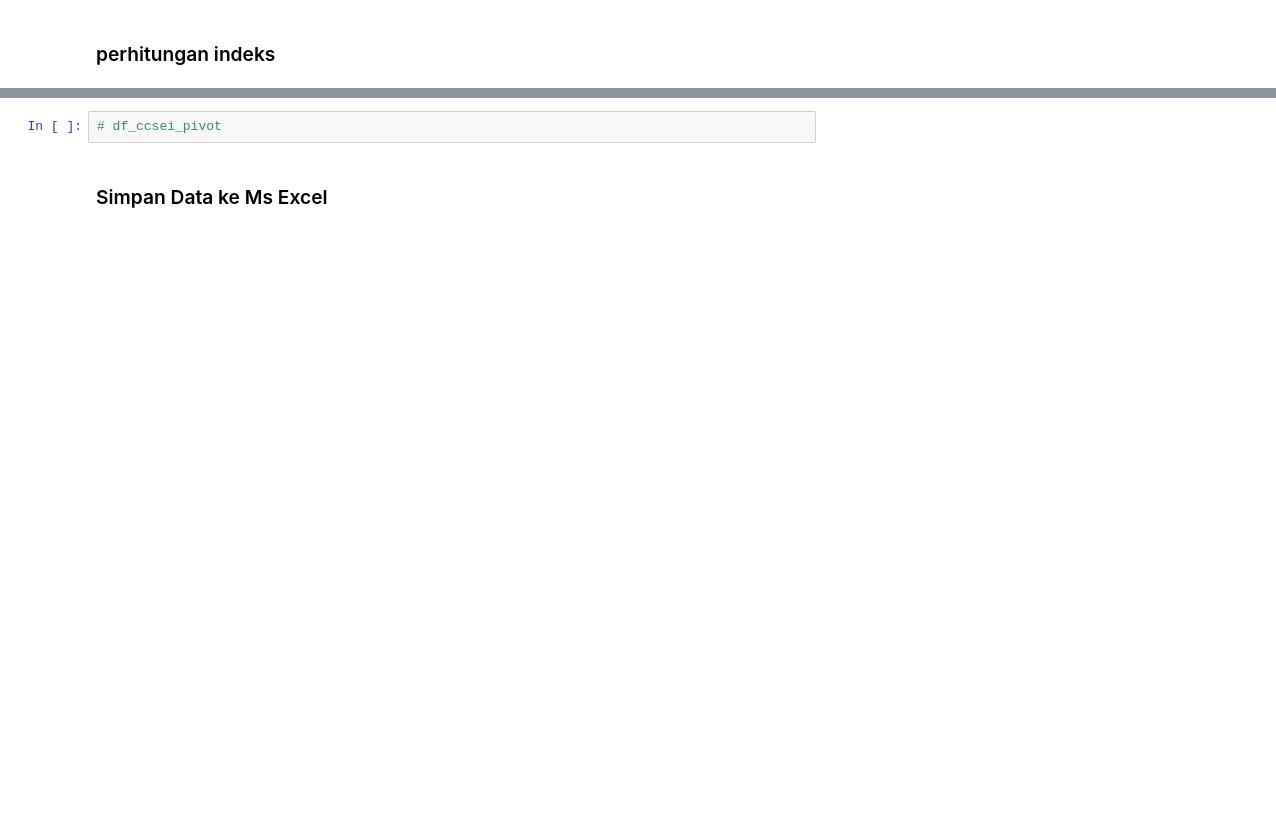
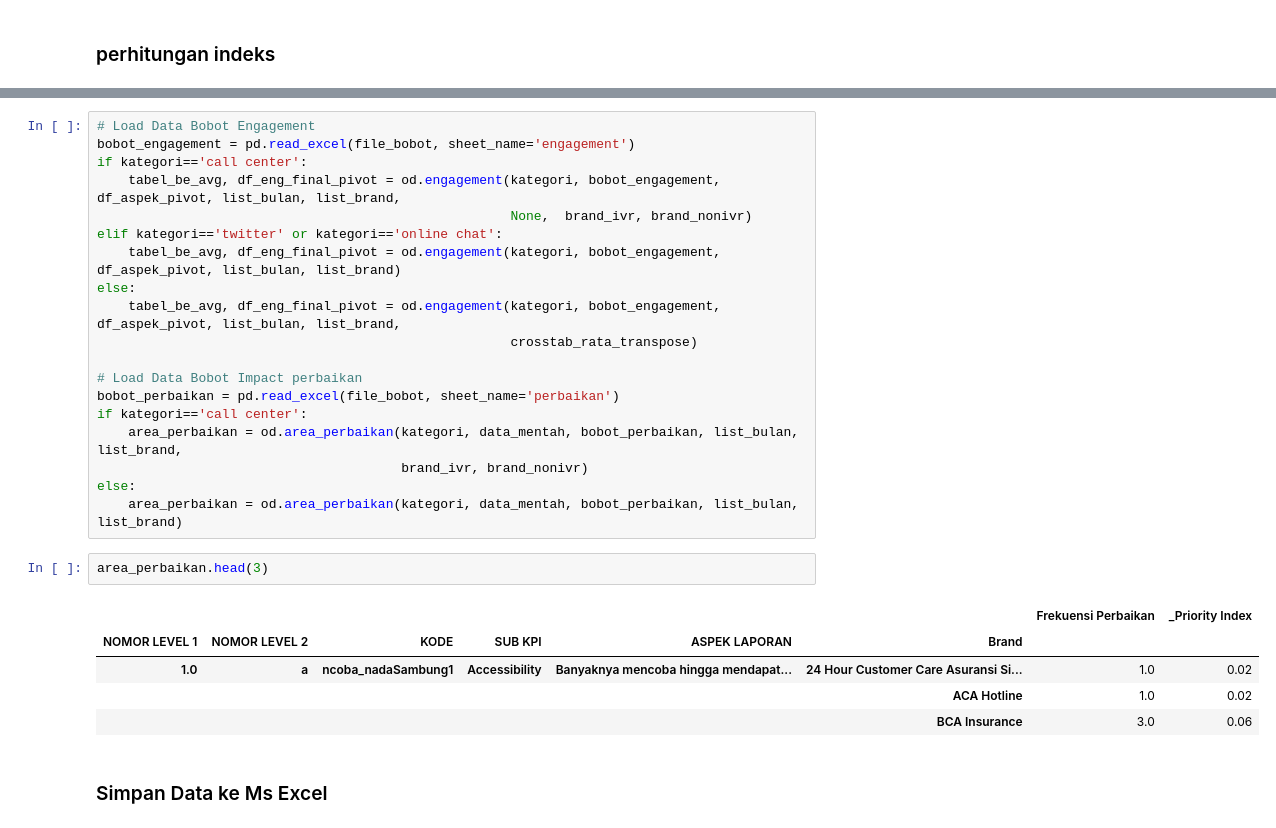
Before and after one commit to datateamFrontier/sei_automation, a Jupyter notebook: olah data indeks.ipynb, the cells around one changed output, grey strips where cells are left out. Drawn from its saved outputs; the diff is of its cells as text; blank space fills up the shorter version.

```diff
--- a/olah data indeks.ipynb
+++ b/olah data indeks.ipynb
@@ -104,5 +135,30 @@ index_by_kpi, index_by_dimensi = od.tabel_indeks(tabel_summary_kpi, tabel_summar
 # %%
-# df_ccsei_pivot
+# Load Data Bobot Engagement
+bobot_engagement = pd.read_excel(file_bobot, sheet_name='engagement')
+if kategori=='call center':
+    tabel_be_avg, df_eng_final_pivot = od.engagement(kategori, bobot_engagement, df_aspek_pivot, list_bulan, list_brand,
+                                                     None,  brand_ivr, brand_nonivr)
+elif kategori=='twitter' or kategori=='online chat':
+    tabel_be_avg, df_eng_final_pivot = od.engagement(kategori, bobot_engagement, df_aspek_pivot, list_bulan, list_brand)
+else:
+    tabel_be_avg, df_eng_final_pivot = od.engagement(kategori, bobot_engagement, df_aspek_pivot, list_bulan, list_brand,
+                                                     crosstab_rata_transpose)
+
+# Load Data Bobot Impact perbaikan
+bobot_perbaikan = pd.read_excel(file_bobot, sheet_name='perbaikan')
+if kategori=='call center':
+    area_perbaikan = od.area_perbaikan(kategori, data_mentah, bobot_perbaikan, list_bulan, list_brand,
+                                       brand_ivr, brand_nonivr)
+else:
+    area_perbaikan = od.area_perbaikan(kategori, data_mentah, bobot_perbaikan, list_bulan, list_brand)
+# %%
+area_perbaikan.head(3)
+# %% [output]
+|  |  |  |  |  |  | Frekuensi Perbaikan | _Priority Index |
+| NOMOR LEVEL 1 | NOMOR LEVEL 2 | KODE | SUB KPI | ASPEK LAPORAN | Brand |  |  |
+| 1.0 | a | ncoba_nadaSambung1 | Accessibility | Banyaknya mencoba hingga mendapat... | 24 Hour Customer Care Asuransi Si... | 1.0 | 0.02 |
+|  |  |  |  |  | ACA Hotline | 1.0 | 0.02 |
+|  |  |  |  |  | BCA Insurance | 3.0 | 0.06 |
 # %% [markdown]
 ### Simpan Data ke Ms Excel
 # %%
```
Also changed, not shown: parts of 10 cells of this notebook, 44 other files.
